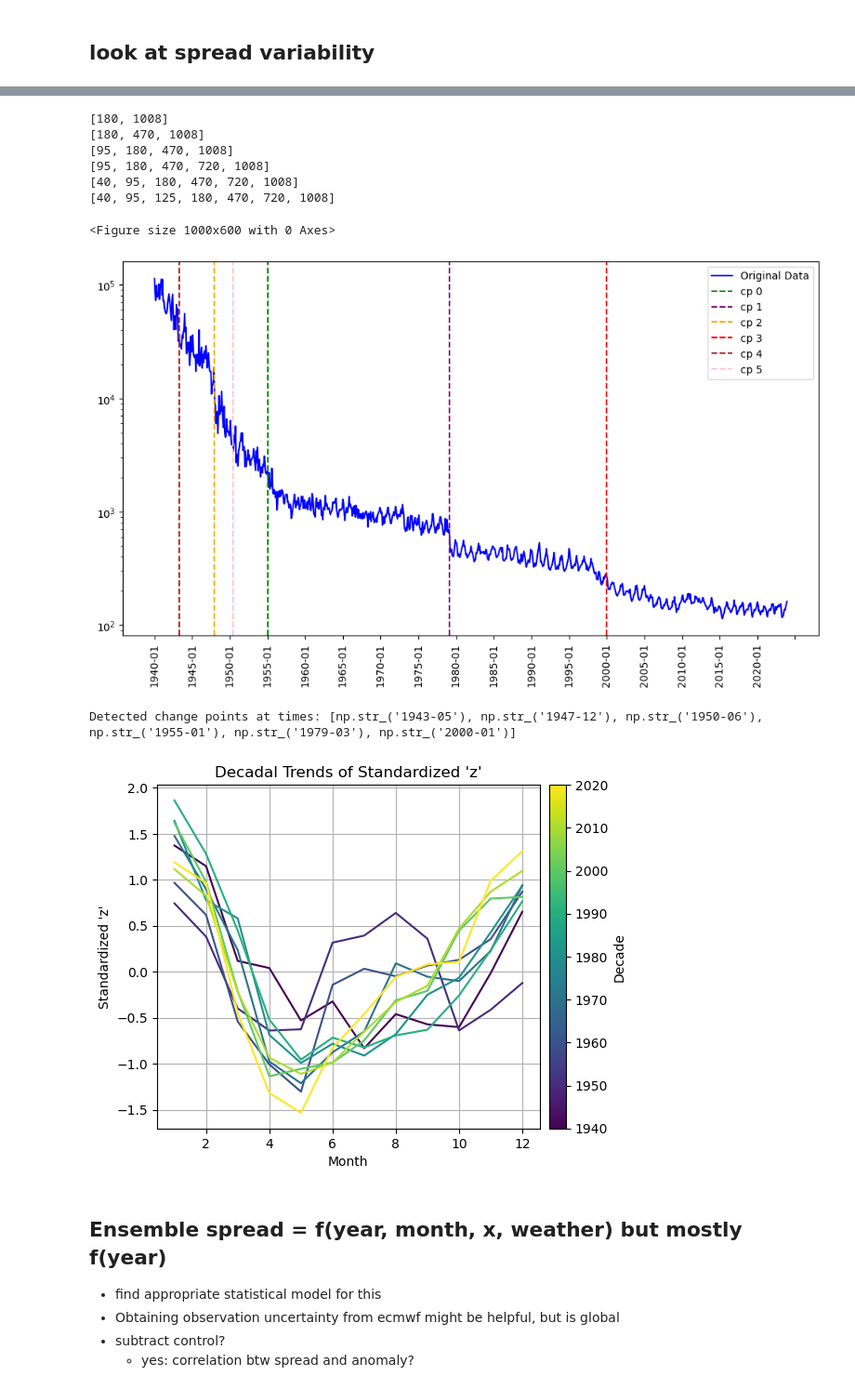
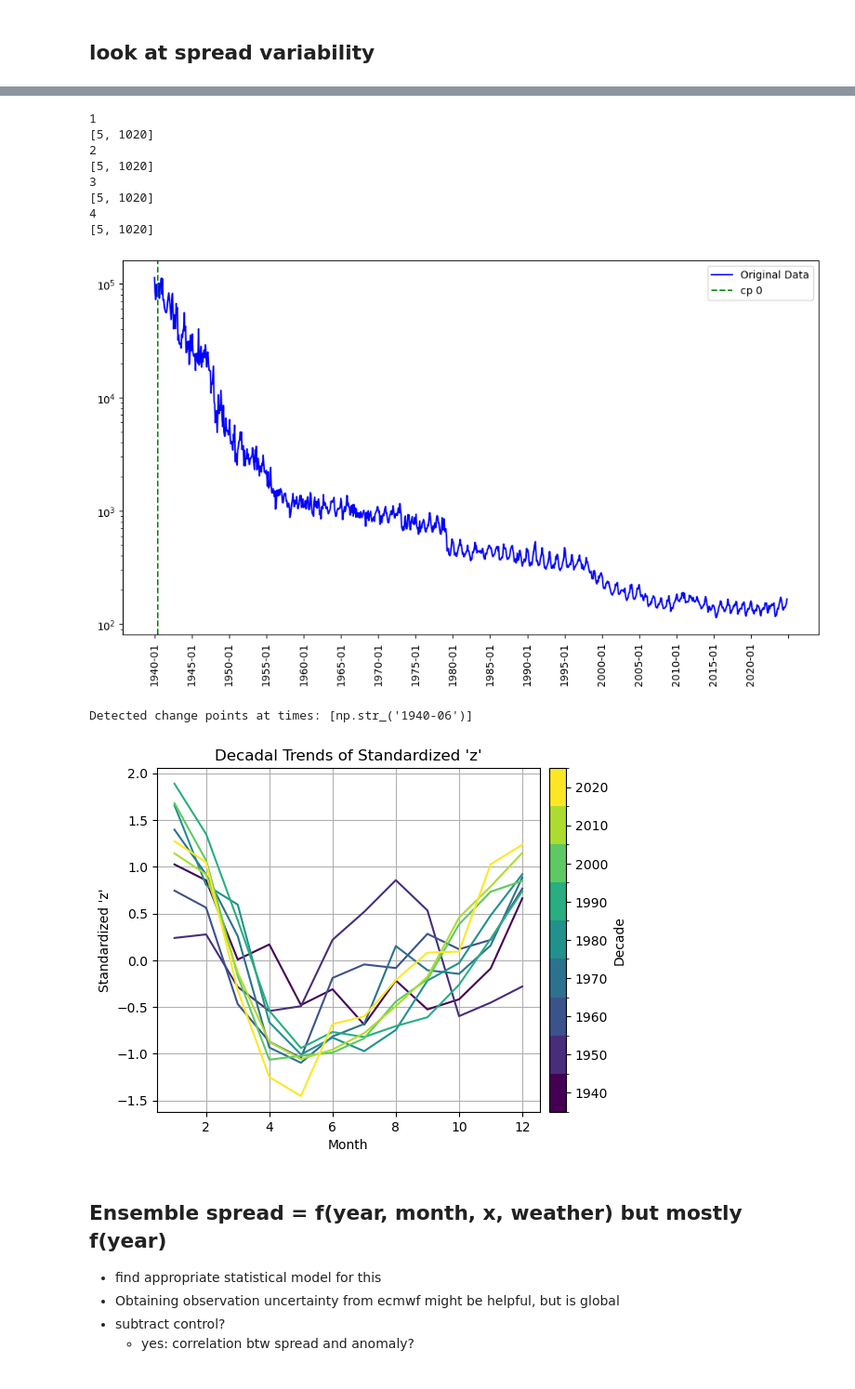
Before and after one commit to hschoeller/wp22a, a Jupyter notebook: notebooks/EnsembleSpread.ipynb, the cells around one changed output, grey strips where cells are left out. Shown at 93% size. Cells and saved outputs as stored; diff of their text form; code cells hidden in the pictures.

```diff
--- a/notebooks/EnsembleSpread.ipynb
+++ b/notebooks/EnsembleSpread.ipynb
@@ -225,13 +220,14 @@ flattened_data = combinedDataset.values.flatten()
 log_data = np.log(flattened_data)
 # Create a corresponding time axis for the flattened data
 # Repeat years for each month
-years = np.repeat(
+years_rep = np.repeat(
     combinedDataset.coords['year'].values, combinedDataset.shape[1])
 # Tile months for each year
-months = np.tile(
+months_rep = np.tile(
     combinedDataset.coords['month'].values, combinedDataset.shape[0])
 
-time = np.array([f"{int(y)}-{int(m):02d}" for y, m in zip(years, months)])
+time = np.array([f"{int(y)}-{int(m):02d}" for y,
+                m in zip(years_rep, months_rep)])
 # %%
 
 # Create the change point detection model for piecewise linearity (on log scale)
@@ -275,4 +311,7 @@ plt.show()
 # %%
+from more_itertools import flatten
+
+
 plt.figure(figsize=(10, 6))
 
 # Original data
@@ -280,13 +319,14 @@ plt.plot(time, flattened_data, label='Original Data', color='blue')
 
 # Step 3: Apply binary segmentation
 # Use the 'l2' model for piecewise constant changes
-algo = rpt.Binseg(model="l2").fit(log_data)
+algo = rpt.Binseg(model="l2").fit(np.log(flattened_data**2))
 
 # Specify maximum number of change points (no penalty tuning required)
 cps = []
 cols = ['green', 'purple', 'orange', 'red', 'brown', 'pink', 'gray']
 
-for i, max_change_points in enumerate([1, 2, 3, 4, 5, 6]):
+for i, max_change_points in enumerate([1, 2, 3, 4]):  # , 5, 6]):
+    print(max_change_points)
     change_points = algo.predict(n_bkps=max_change_points)
     print(change_points)
     for p in change_points:
@@ -309,15 +349,16 @@ plt.show()
 print("Detected change points at times:", [
       time[cp] for cp in change_points if cp < len(time)])
 # %% [output]
-[180, 1008]
-[180, 470, 1008]
-[95, 180, 470, 1008]
-[95, 180, 470, 720, 1008]
-[40, 95, 180, 470, 720, 1008]
-[40, 95, 125, 180, 470, 720, 1008]
+1
+[5, 1020]
+2
+[5, 1020]
+3
+[5, 1020]
+4
+[5, 1020]
+[figure, new version]
-<Figure size 1000x600 with 0 Axes>
+Detected change points at times: [np.str_('1940-06')]
-[figure, old version]
-Detected change points at times: [np.str_('1943-05'), np.str_('1947-12'), np.str_('1950-06'), np.str_('1955-01'), np.str_('1979-03'), np.str_('2000-01')]
 # %%
 def standardizeByYear(ds):
     """
@@ -343,48 +384,53 @@ def aggregateToDecade(ds):
 
 def plotDecadalTrends(ds):
     """
     Plot the standardized 'z' over months with line colors determined by a color bar.
     """
     # Define a colormap for the decades
-    decades = ds['decade'].values
-    cmap = plt.cm.viridis  # Choose a colormap (e.g., 'viridis')
-    norm = plt.Normalize(vmin=decades.min(), vmax=decades.max())
+    decades = np.sort(np.unique(ds['decade'].values))
+    cmap = plt.get_cmap("viridis", len(decades))
+    color_dict = {dec: cmap(i) for i, dec in enumerate(decades)}
 
     # Plot lines with colors based on the colormap
     f, ax = plt.subplots()
     for decade in decades:
-        color = cmap(norm(decade))
         ax.plot(
             ds['month'], ds.sel(decade=decade),
-            color=color, label=f"{decade}s"
+            color=color_dict[decade], label=f"{decade}s"
         )
 
-    # Add colorbar
+    boundaries = np.arange(len(decades) + 1) - 0.5
+    norm = mcolors.BoundaryNorm(boundaries, len(decades))
     sm = plt.cm.ScalarMappable(cmap=cmap, norm=norm)
-    sm.set_array([])  # Required for ScalarMappable to work
-    cbar = plt.colorbar(sm, orientation='vertical', pad=0.02, ax=ax)
+    sm.set_array([])  # This is needed for the ScalarMappable
+    cbar = plt.colorbar(sm, ticks=np.arange(len(decades)),
+                        orientation='vertical', pad=0.02, ax=ax)
+
+    # Set the tick labels on the colorbar to the actual decade values
+    cbar.ax.set_yticklabels(decades)
     cbar.set_label('Decade')
 
-    # Add labels and title
-    plt.xlabel("Month")
-    plt.ylabel("Standardized 'z'")
-    plt.title("Decadal Trends of Standardized 'z'")
-    plt.grid()
+    # Add labels, title, grid, and legend
+    ax.set_xlabel("Month")
+    ax.set_ylabel("Standardized 'z'")
+    ax.set_title("Decadal Trends of Standardized 'z'")
+    ax.grid(True)
+
     plt.show()
 
 
 # Step 1: Standardize the data by year
 stdAvg = [standardizeByYear(ds) for ds in monthlyAverages]
 
-combDataset = combineDatasets(stdAvg)
+combDataset = combineDatasets(stdAvg, years)
 
 # Step 2: Aggregate the standardized data to the decade level
 decadalDataset = aggregateToDecade(combDataset)
 
 # Step 3: Plot decadal trends
 plotDecadalTrends(decadalDataset)
 # %% [output]
-[figure, old version]
+[figure, new version]
 # %% [markdown]
 ## Ensemble spread = f(year, month, x, weather) but mostly f(year)
 
```
Also changed, not shown: parts of 8 cells of this notebook, 14 other files.
